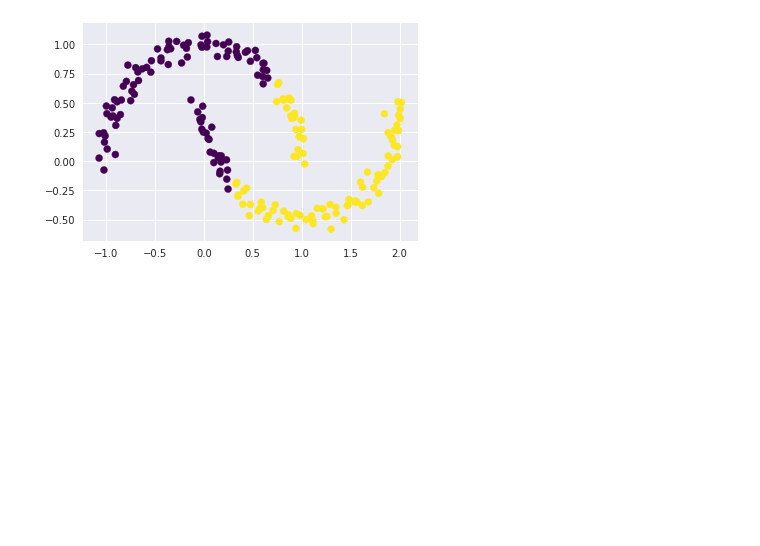
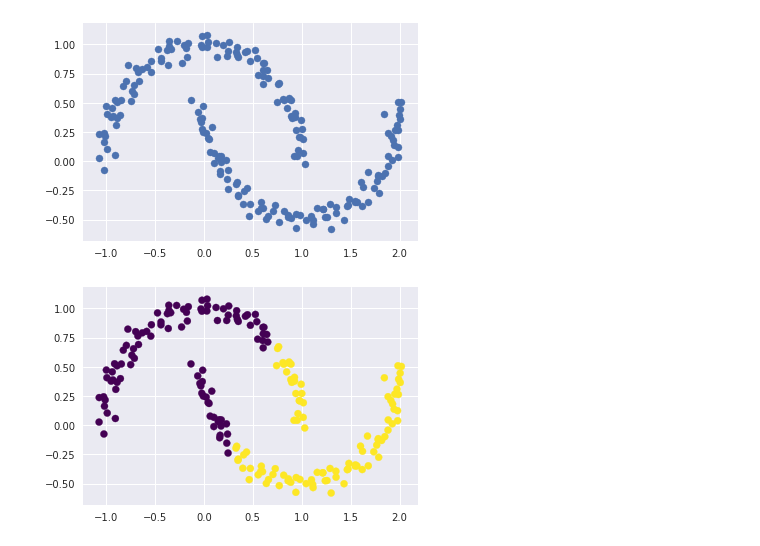
Before and after one commit to dupled3031/AWS-AIML-examples, a Jupyter notebook: introduction/cluster-spectral.ipynb, the cells around one changed output. Saved outputs shown, nothing was run; the diff lists cells and outputs as text; code cells hidden in the pictures; blank space fills up the shorter version.

```diff
--- a/introduction/cluster-spectral.ipynb
+++ b/introduction/cluster-spectral.ipynb
@@ -6,6 +6,9 @@ import numpy as np
 # %%
 from sklearn.datasets import make_moons
 X, y = make_moons(200, noise=.05, random_state=0)
+plt.scatter(X[:, 0], X[:, 1], s=50, cmap='viridis');
+# %% [output]
+[figure, added]
 # %%
 labels = KMeans(2, random_state=0).fit_predict(X)
 plt.scatter(X[:, 0], X[:, 1], c=labels,
```
